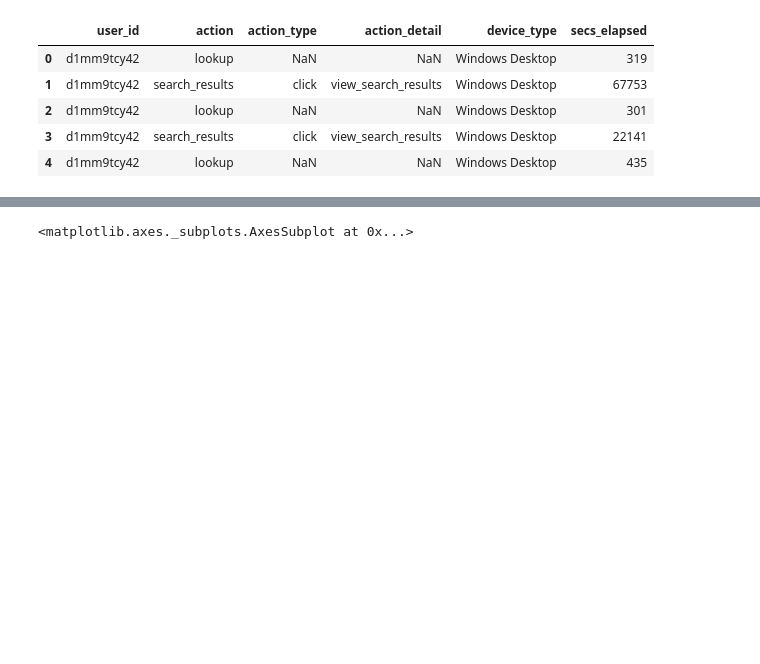
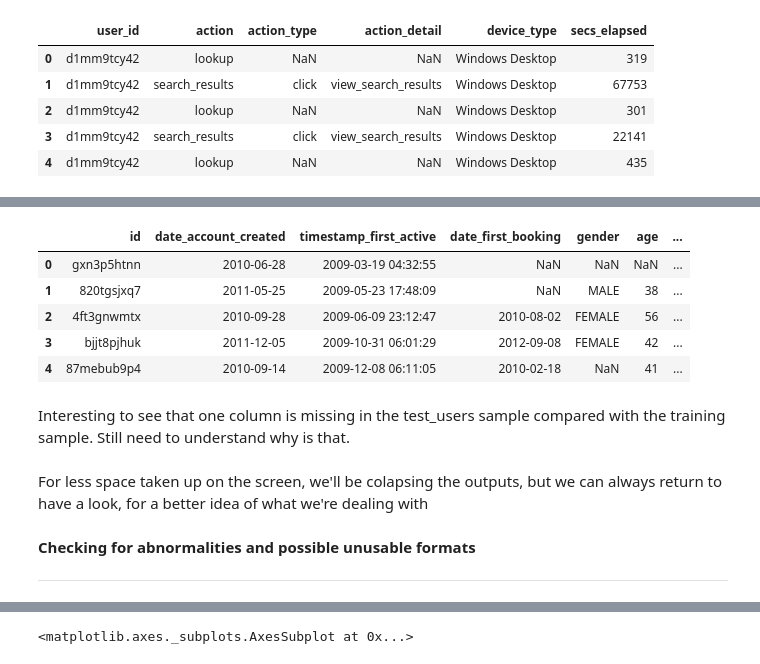
Before and after one commit to mirunapopa/DS-Intensive, a Jupyter notebook: data_exploration_project.ipynb, the cells around one changed output, grey strips where cells are left out. Saved outputs shown, nothing was run; the diff lists cells and outputs as text; code cells hidden in the pictures; blank space fills up the shorter version.

```diff
--- a/data_exploration_project.ipynb
+++ b/data_exploration_project.ipynb
@@ -53,0 +115,21 @@ sessions.head()
+# %%
+#Same thing to be done for train_users
+new_timestamp = train_users.timestamp_first_active.astype(str)
+dates = pd.to_datetime(pd.Series([datetime.strptime(date, '%Y%m%d%H%M%S') for date in new_timestamp]))
+
+train_users['timestamp_first_active'] = dates
+train_users.head()
+# %% [output]
+|  | id | date_account_created | timestamp_first_active | date_first_booking | gender | age | ... |
+| 0 | gxn3p5htnn | 2010-06-28 | 2009-03-19 04:32:55 | NaN | NaN | NaN | ... |
+| 1 | 820tgsjxq7 | 2011-05-25 | 2009-05-23 17:48:09 | NaN | MALE | 38 | ... |
+| 2 | 4ft3gnwmtx | 2010-09-28 | 2009-06-09 23:12:47 | 2010-08-02 | FEMALE | 56 | ... |
+| 3 | bjjt8pjhuk | 2011-12-05 | 2009-10-31 06:01:29 | 2012-09-08 | FEMALE | 42 | ... |
+| 4 | 87mebub9p4 | 2010-09-14 | 2009-12-08 06:11:05 | 2010-02-18 | NaN | 41 | ... |
+# %% [markdown]
+Interesting to see that one column is missing in the test_users sample compared with the training sample. Still need to understand why is that.
+# %% [markdown]
+For less space taken up on the screen, we'll be colapsing the outputs, but we can always return to have a look, for a better idea of what we're dealing with
+# %% [markdown]
+**Checking for abnormalities and possible unusable formats**
+****
```
Also changed, not shown: parts of 25 cells of this notebook.
